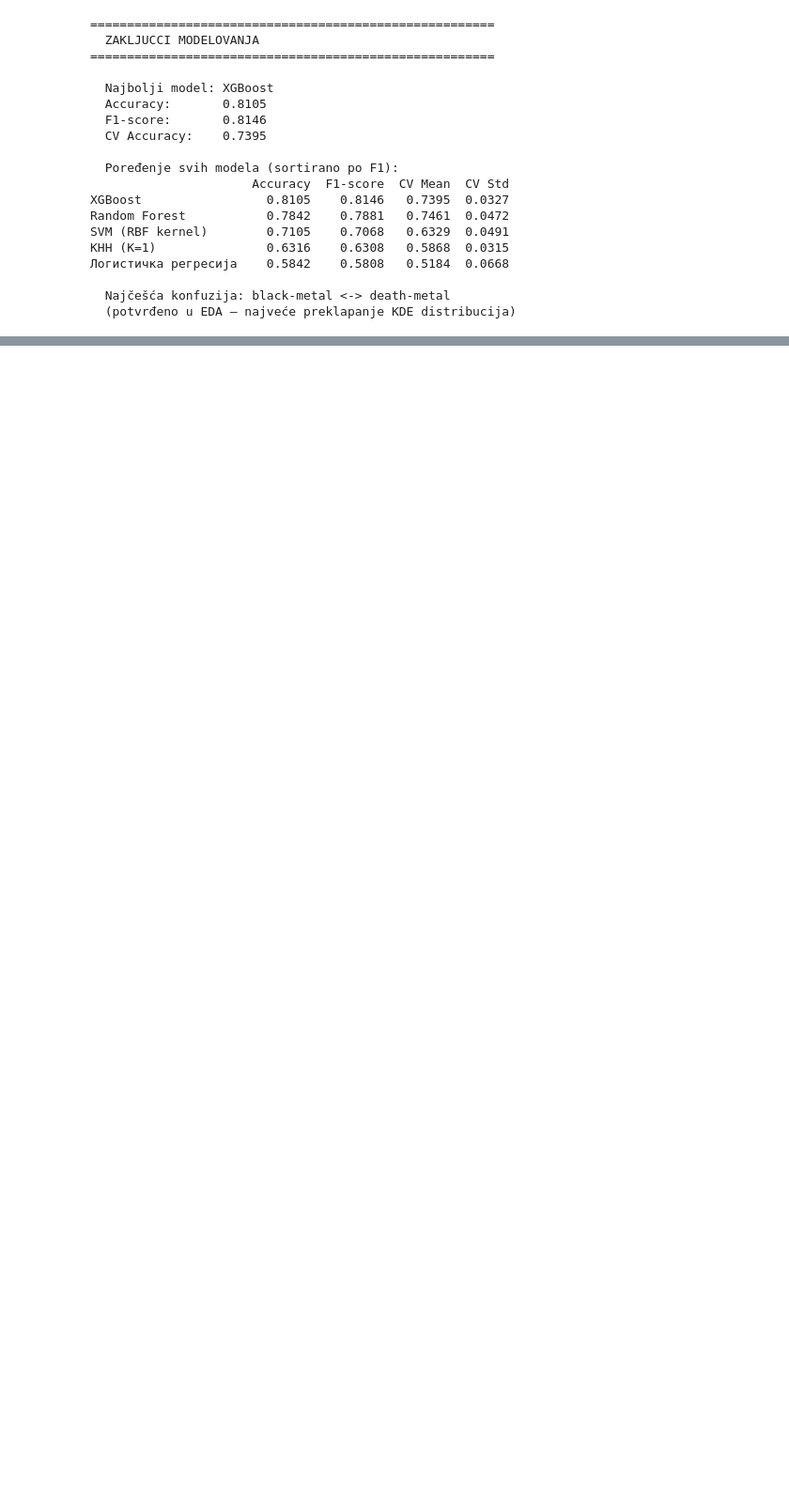
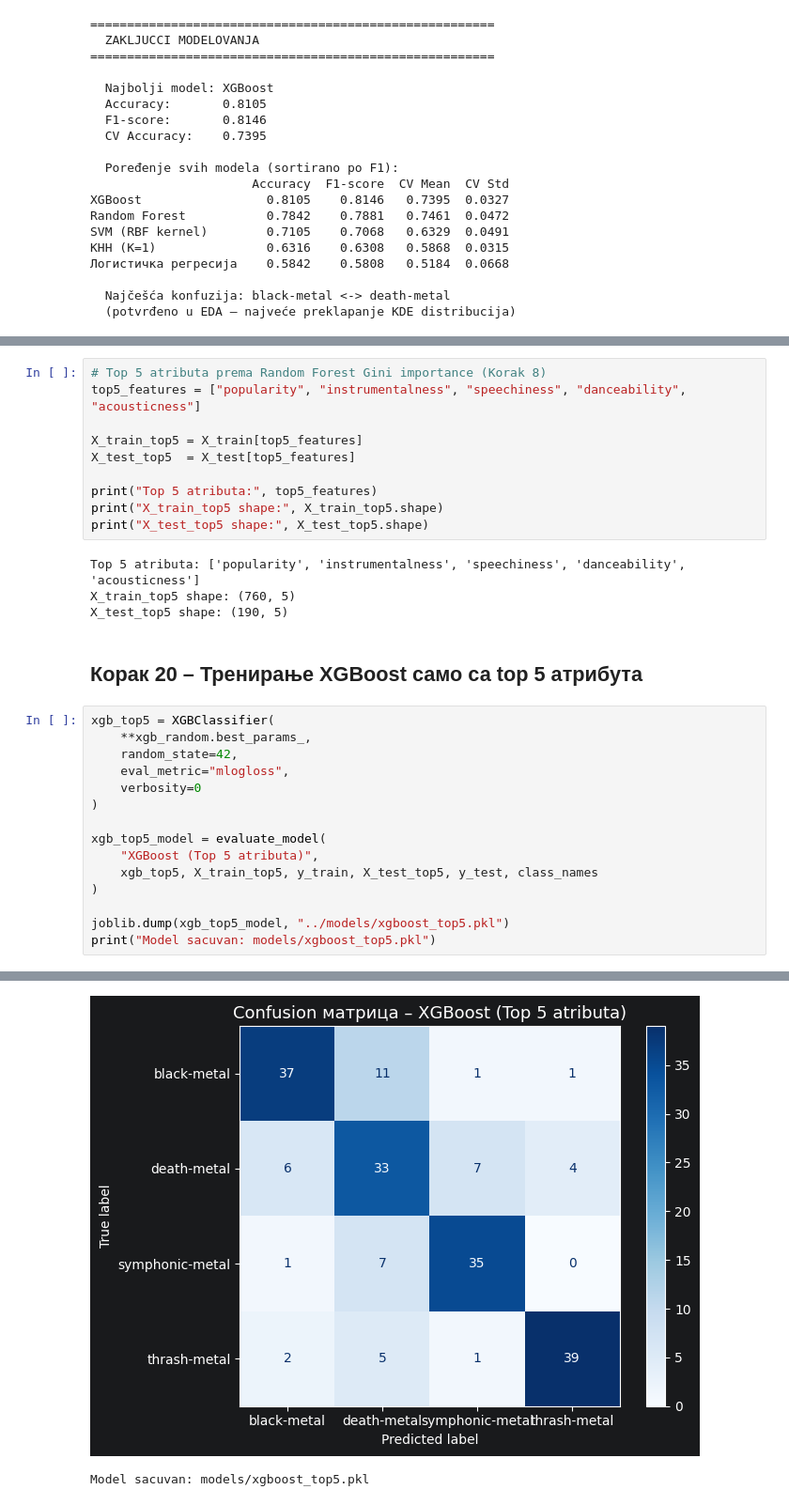
Before and after one commit to durke-m/metal-subgenre-classification, a Jupyter notebook: notebooks/Modeling.ipynb, the cells around one changed output, grey strips where cells are left out. Shown at 94% size. Cells and saved outputs as stored; diff of their text form; blank space fills up the shorter version.

```diff
--- a/notebooks/Modeling.ipynb
+++ b/notebooks/Modeling.ipynb
@@ -500,0 +710,32 @@ SVM (RBF kernel)        0.7105    0.7068   0.6329  0.0491
+# %%
+# Top 5 atributa prema Random Forest Gini importance (Korak 8)
+top5_features = ["popularity", "instrumentalness", "speechiness", "danceability", "acousticness"]
+
+X_train_top5 = X_train[top5_features]
+X_test_top5  = X_test[top5_features]
+
+print("Top 5 atributa:", top5_features)
+print("X_train_top5 shape:", X_train_top5.shape)
+print("X_test_top5 shape:", X_test_top5.shape)
+# %% [output]
+Top 5 atributa: ['popularity', 'instrumentalness', 'speechiness', 'danceability', 'acousticness']
+X_train_top5 shape: (760, 5)
+X_test_top5 shape: (190, 5)
+# %% [markdown]
+## Корак 20 – Тренирање XGBoost само са top 5 атрибута
+# %%
+xgb_top5 = XGBClassifier(
+    **xgb_random.best_params_,
+    random_state=42,
+    eval_metric="mlogloss",
+    verbosity=0
+)
+
+xgb_top5_model = evaluate_model(
+    "XGBoost (Top 5 atributa)",
+    xgb_top5, X_train_top5, y_train, X_test_top5, y_test, class_names
+)
+
+joblib.dump(xgb_top5_model, "../models/xgboost_top5.pkl")
+print("Model sacuvan: models/xgboost_top5.pkl")
+# %% [output]
@@ -500,0 +761,2 @@ SVM (RBF kernel)        0.7105    0.7068   0.6329  0.0491
+[figure, added]
+Model sacuvan: models/xgboost_top5.pkl
```
Also changed, not shown: parts of 20 cells of this notebook, 4 other files.
